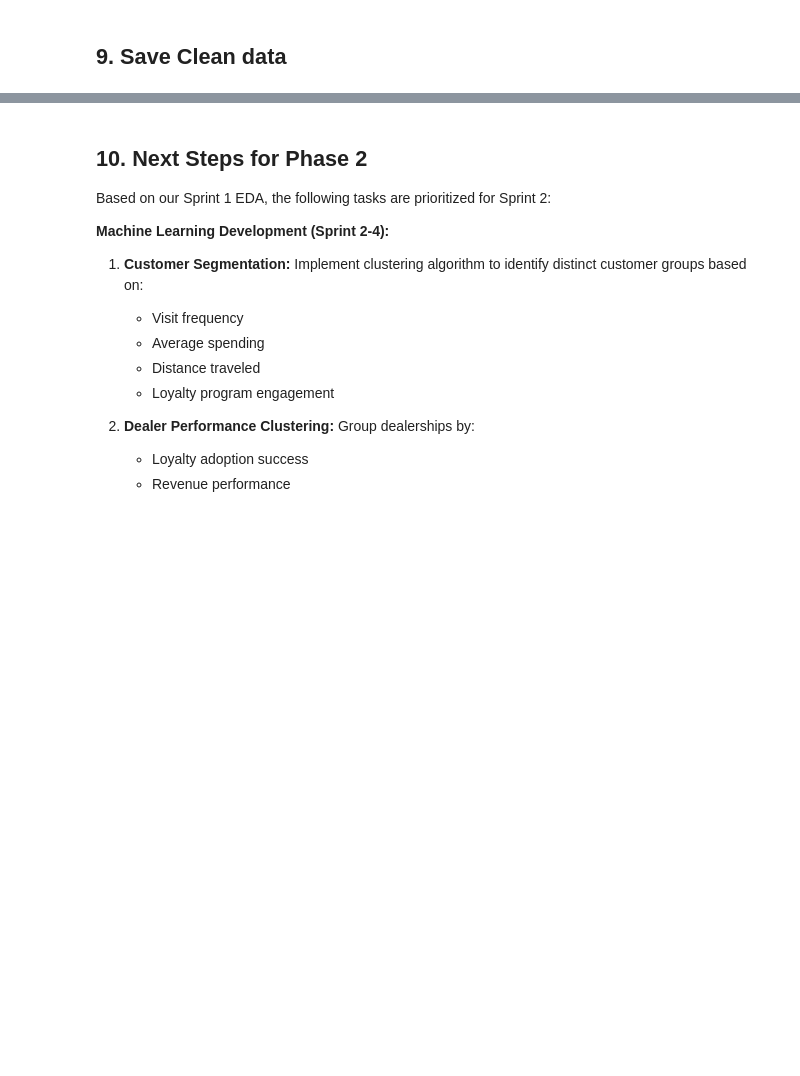
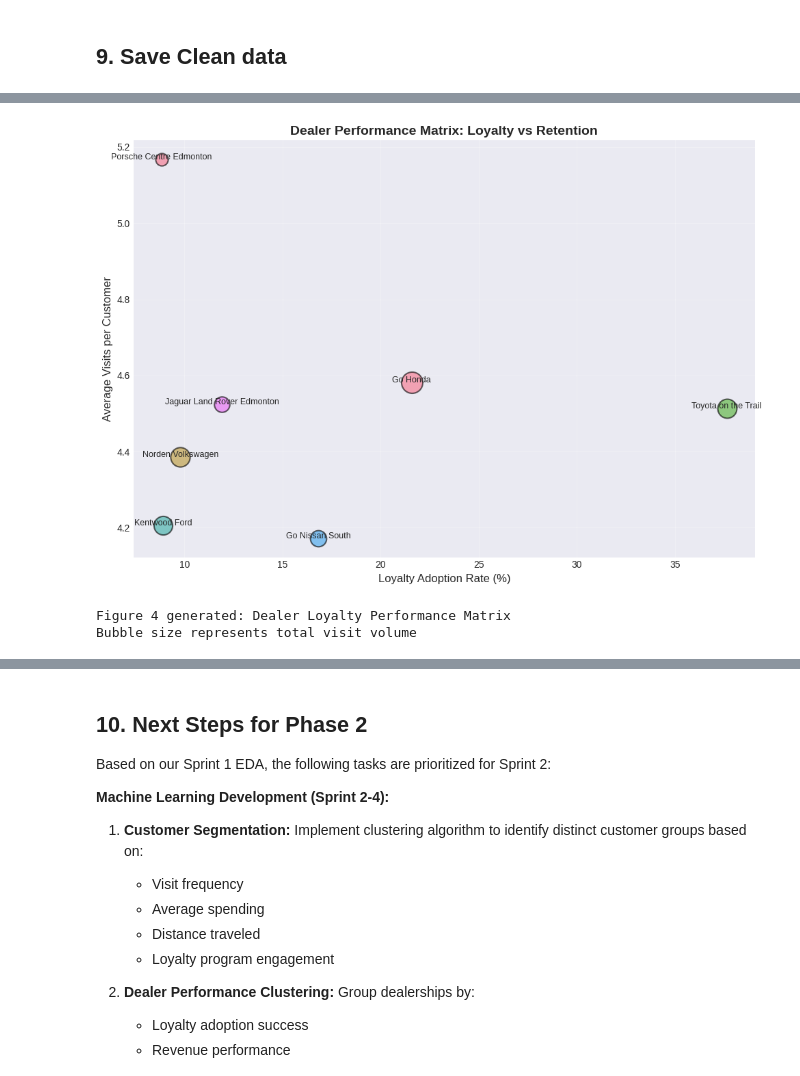
Before and after one commit to rbrabusa/cmpt3830_alpaca, a Jupyter notebook: cmpt3830_phase_1_go_auto.ipynb, the cells around one changed output, grey strips where cells are left out. Cells and saved outputs as stored; diff of their text form; code cells hidden in the pictures; blank space fills up the shorter version.

```diff
--- a/cmpt3830_phase_1_go_auto.ipynb
+++ b/cmpt3830_phase_1_go_auto.ipynb
@@ -1115,0 +1572,29 @@ KEY FINDINGS FROM EXPLORATORY DATA ANALYSIS
+# %%
+# Figure 4: Dealer Loyalty Performance Matrix
+
+fig, ax = plt.subplots(figsize=(10, 7))
+
+# Create scatter plot: loyalty rate vs avg visits per customer
+for dealer in dealer_stats.index:
+    ax.scatter(dealer_stats.loc[dealer, 'loyalty_rate'],
+              dealer_stats.loc[dealer, 'avg_visits_per_customer'],
+              s=dealer_stats.loc[dealer, 'total_visits']/100,  # Size by volume
+              alpha=0.6, edgecolors='black', linewidth=1.5)
+    ax.annotate(dealer,
+               (dealer_stats.loc[dealer, 'loyalty_rate'],
+                dealer_stats.loc[dealer, 'avg_visits_per_customer']),
+               fontsize=9, ha='center')
+
+ax.set_xlabel('Loyalty Adoption Rate (%)', fontsize=12)
+ax.set_ylabel('Average Visits per Customer', fontsize=12)
+ax.set_title('Dealer Performance Matrix: Loyalty vs Retention', fontsize=14, fontweight='bold')
+ax.grid(alpha=0.3)
+plt.tight_layout()
+plt.show()
+
+print("Figure 4 generated: Dealer Loyalty Performance Matrix")
+print("Bubble size represents total visit volume")
+# %% [output]
+[figure, added]
+Figure 4 generated: Dealer Loyalty Performance Matrix
+Bubble size represents total visit volume
```
Also changed, not shown: parts of 54 cells of this notebook.
